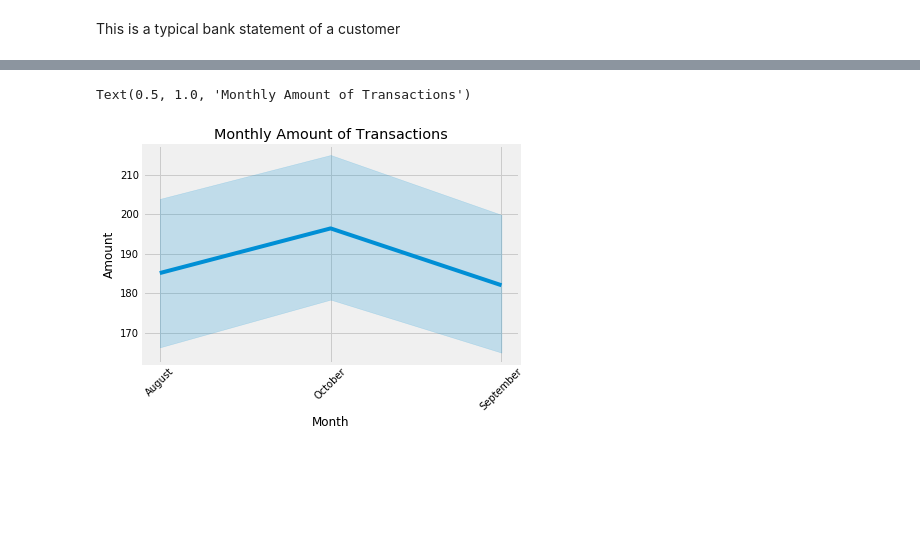
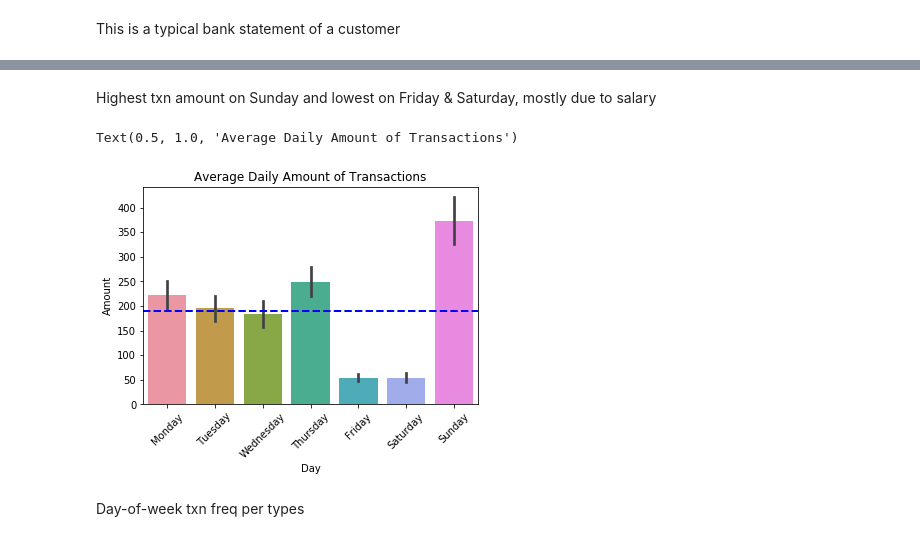
Before and after one commit to gtanubrata/Predicting-Annual-Salary, a Jupyter notebook: ANZ EDA.ipynb, the cells around one changed output, grey strips where cells are left out. Drawn from its saved outputs; the diff is of its cells as text; code cells hidden in the pictures; blank space fills up the shorter version.

```diff
--- a/ANZ EDA.ipynb
+++ b/ANZ EDA.ipynb
@@ -27,7 +27,7 @@ import numpy as np
 import pandas as pd
 
 import matplotlib.pyplot as plt
-plt.style.use('fivethirtyeight')
+plt.style.use('seaborn-pastel')
 %matplotlib inline
 import seaborn as sns
 # %% [markdown]
@@ -580,0 +684,5 @@ month_amount.reindex(columns=['August', 'September', 'October'])
+# %%
+day_amount = pd.pivot_table(data=df, values='amount', index='txn_description', columns='day',
+                             margins=True, margins_name='Total')
+day_amount = day_amount.reindex(columns=['Monday', 'Tuesday', 'Wednesday', 'Thursday', 'Friday', 'Saturday', 'Sunday'])
+day_amount
@@ -581,9 +699,16 @@ month_amount.reindex(columns=['August', 'September', 'October'])
+# %%
+avg_day_amount = np.mean(day_amount.iloc[-1,:])
+# %% [markdown]
+Highest txn amount on Sunday and lowest on Friday & Saturday, mostly due to salary
 # %%
-sns.lineplot(data=df, x='month', y='amount')
+sns.barplot(data=df, x='day', y='amount', order=['Monday', 'Tuesday', 'Wednesday', 'Thursday', 'Friday', 'Saturday', 'Sunday'])
+plt.axhline(avg_day_amount, linestyle='dashed', color='b', linewidth=2)
 plt.xticks(rotation='45')
-plt.xlabel('Month')
+plt.xlabel('Day')
 plt.ylabel('Amount')
-plt.title('Monthly Amount of Transactions')
+plt.title('Average Daily Amount of Transactions')
 # %% [output]
-Text(0.5, 1.0, 'Monthly Amount of Transactions')
+Text(0.5, 1.0, 'Average Daily Amount of Transactions')
-[figure, old version]
+[figure, new version]
+# %% [markdown]
+Day-of-week txn freq per types
```
Also changed, not shown: parts of 44 cells of this notebook.
